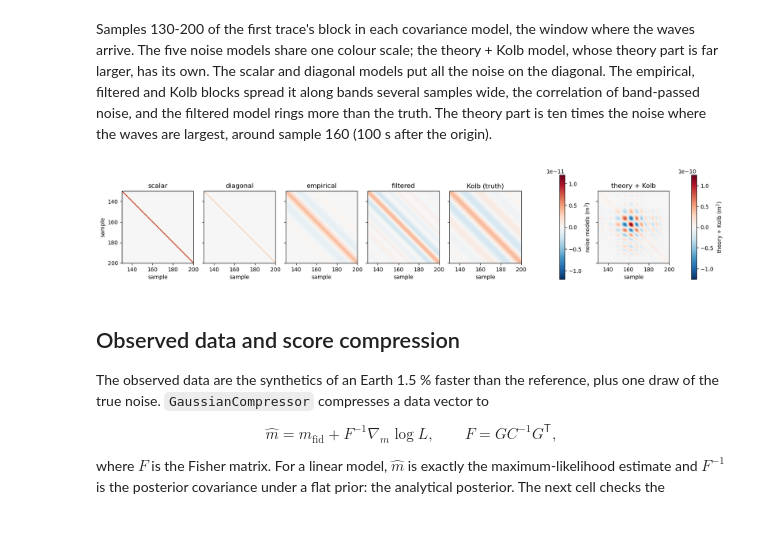
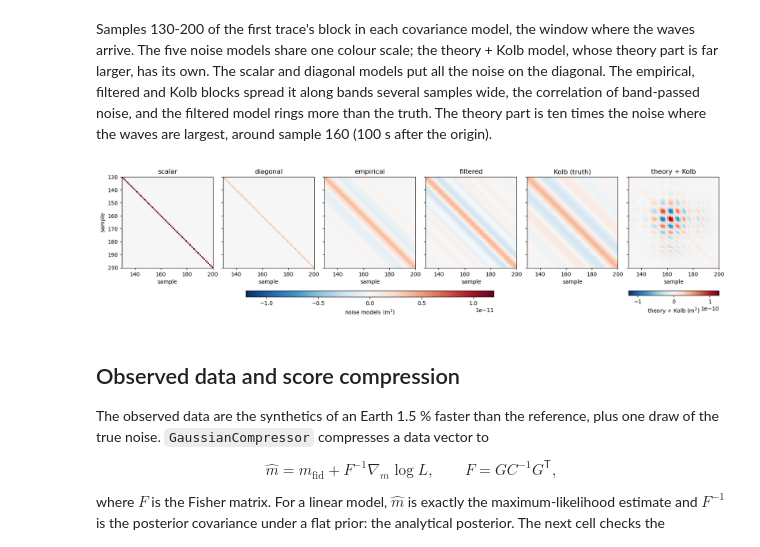
Before and after one commit to asaoulis/seismo-sbi, a Jupyter notebook: examples/02_noise_covariances_and_likelihood.ipynb, the cells around one changed output. Drawn from its saved outputs; the diff is of its cells as text; code cells hidden in the pictures.

Commit message:
Noise-covariance notebook (02): the two colour bars sit under their panels
The covariance-block figure had a gap before the theory + Kolb panel, left by the vertical shared
colour bar of the five noise models. Both bars now lie under their panels. Re-recorded in full
through the harness; every printed number is unchanged (notebook_outputs.json untouched).

```diff
--- a/examples/02_noise_covariances_and_likelihood.ipynb
+++ b/examples/02_noise_covariances_and_likelihood.ipynb
@@ -262,22 +262,23 @@ Samples 130-200 of the first trace's block in each covariance model, the window
 # %%
 blocks = {name: (np.eye(trace_length) * covariance.noise_level ** 2 if name == "scalar"
                  else np.asarray(covariance.covariance_matrix_arrays[0]))
           for name, covariance in covariances.items()}
 window = slice(130, 200)
 noise_scale = max(np.abs(block[window, window]).max() for name, block in blocks.items() if name != "theory + Kolb")
-fig, axes = plt.subplots(1, 6, figsize=(16, 3.4), sharey=True, layout="constrained")
+fig, axes = plt.subplots(1, 6, figsize=(16, 3.9), sharey=True, layout="constrained")
 images = {}
 for ax, (name, block) in zip(axes, blocks.items()):
     scale = np.abs(block[window, window]).max() if name == "theory + Kolb" else noise_scale
     images[name] = ax.imshow(block[window, window], cmap="RdBu_r", vmin=-scale, vmax=scale,
                              extent=(window.start, window.stop, window.stop, window.start))
     ax.set(title=name, xlabel="sample")
 axes[0].set_ylabel("sample")
-fig.colorbar(images["Kolb (truth)"], ax=axes[:5].tolist(), shrink=0.8, label="noise models (m$^2$)")
-fig.colorbar(images["theory + Kolb"], ax=axes[5], shrink=0.8, label="theory + Kolb (m$^2$)")
+fig.colorbar(images["Kolb (truth)"], ax=axes[:5].tolist(), location="bottom", shrink=0.5, aspect=40,
+             label="noise models (m$^2$)")
+fig.colorbar(images["theory + Kolb"], ax=axes[5], location="bottom", label="theory + Kolb (m$^2$)")
 plt.show()
 # %% [output]
-[figure, old version]
+[figure, new version]
 # %% [markdown]
 ## Observed data and score compression
 
```
